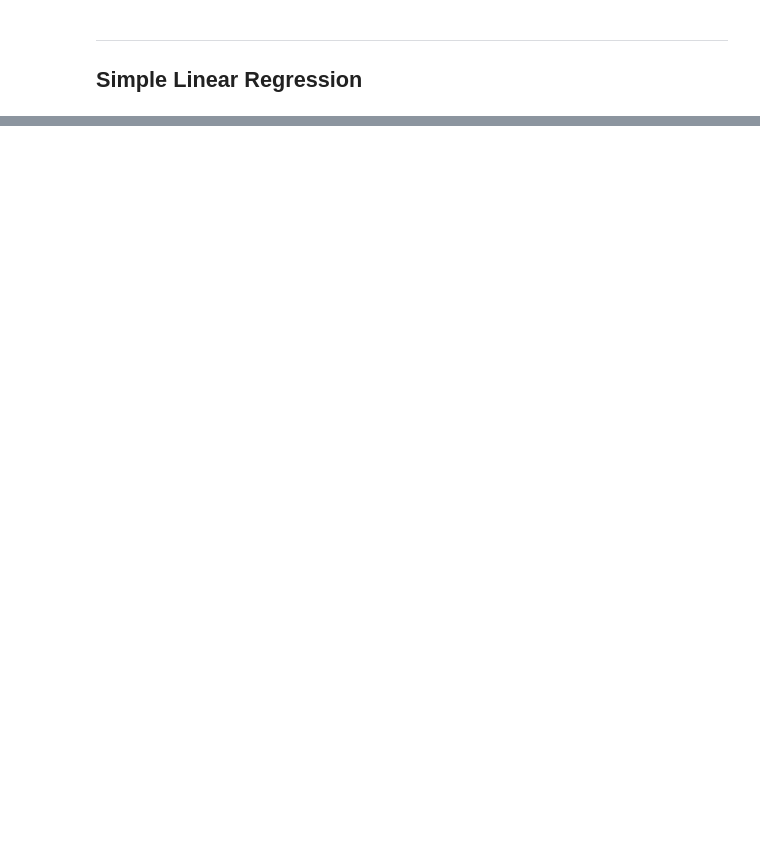
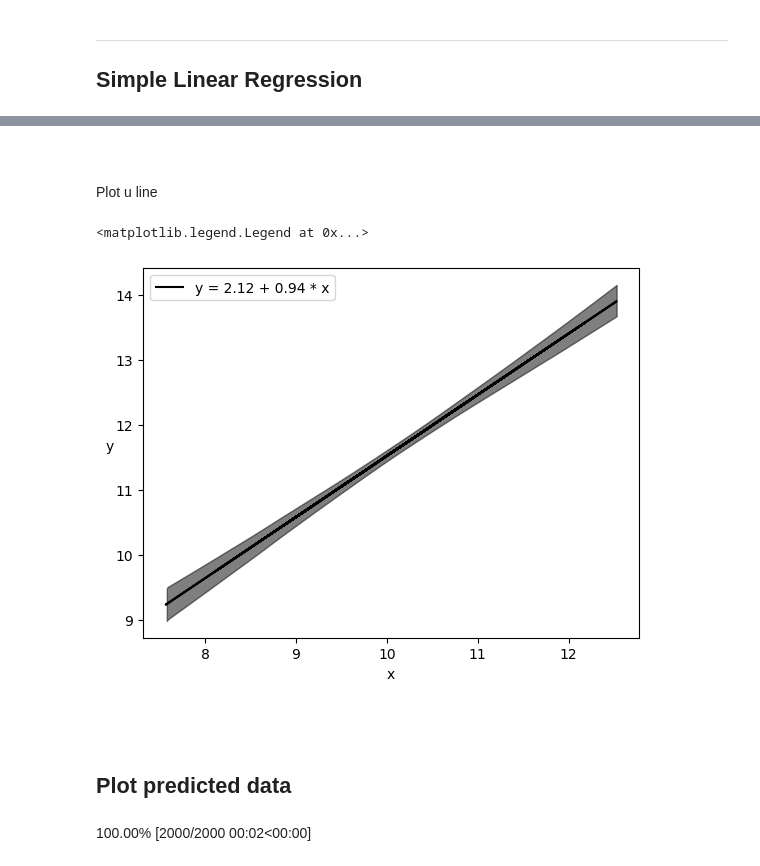
Before and after one commit to jwalluww/Bayesian_Inference, a Jupyter notebook: Bayesian_Analysis_Python/Chapter_3.ipynb, the cells around one changed output, grey strips where cells are left out. Saved outputs shown, nothing was run; the diff lists cells and outputs as text; code cells hidden in the pictures; blank space fills up the shorter version.

```diff
--- a/Bayesian_Analysis_Python/Chapter_3.ipynb
+++ b/Bayesian_Analysis_Python/Chapter_3.ipynb
@@ -67,0 +137,25 @@ array([[<AxesSubplot:title={'center':'α'}>,
+# %% [markdown]
+<br>
+# %% [markdown]
+Plot u line
+# %%
+plt.plot(x, alpha_m + beta_m * x, c='k',
+         label=f'y = {alpha_m:.2f} + {beta_m:.2f} * x')
+sig = az.plot_hdi(x, trace_g['μ'], color='k')
+plt.xlabel('x')
+plt.ylabel('y', rotation=0)
+plt.legend()
+# %% [output]
+<matplotlib.legend.Legend at 0x...>
+[figure, added]
+# %% [markdown]
+<br>
+# %% [markdown]
+Plot predicted data
+-
+# %%
+ppc = pm.sample_posterior_predictive(trace_g,
+                                     samples=2000,
+                                     model=model_g)
+# %% [output]
+100.00% [2000/2000 00:02<00:00]
```
Also changed, not shown: parts of 38 cells of this notebook, 4 other files.
